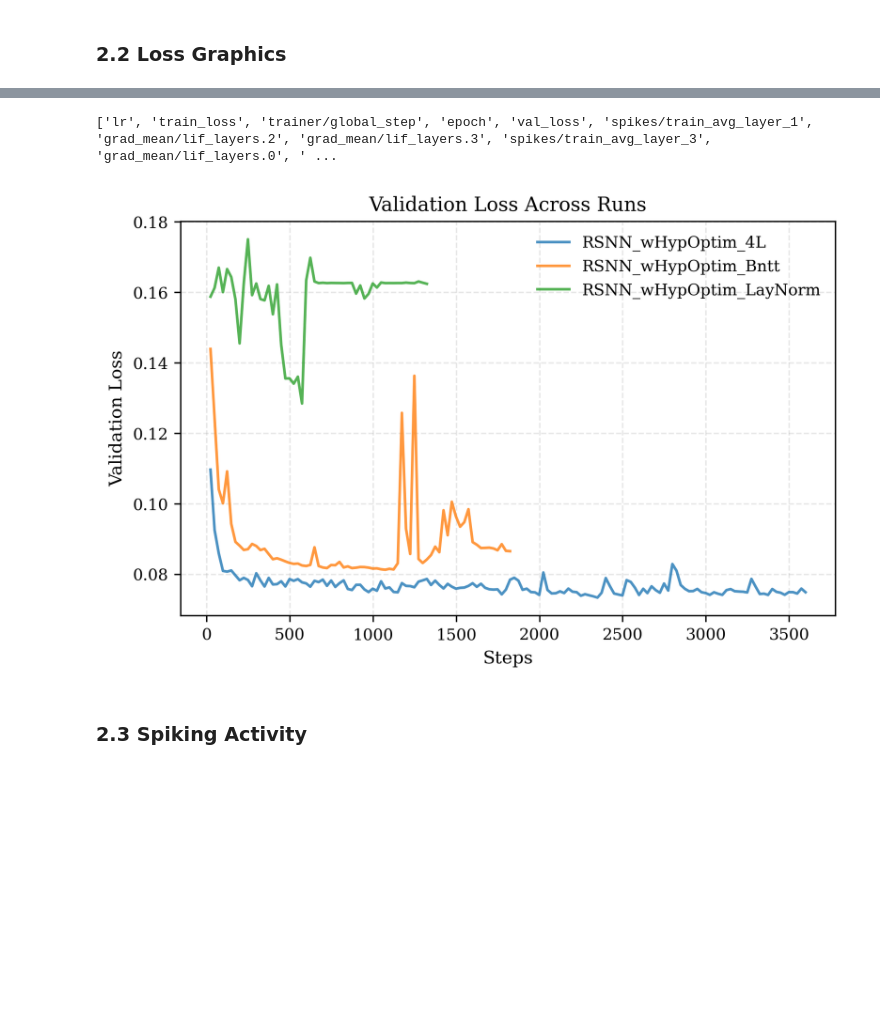
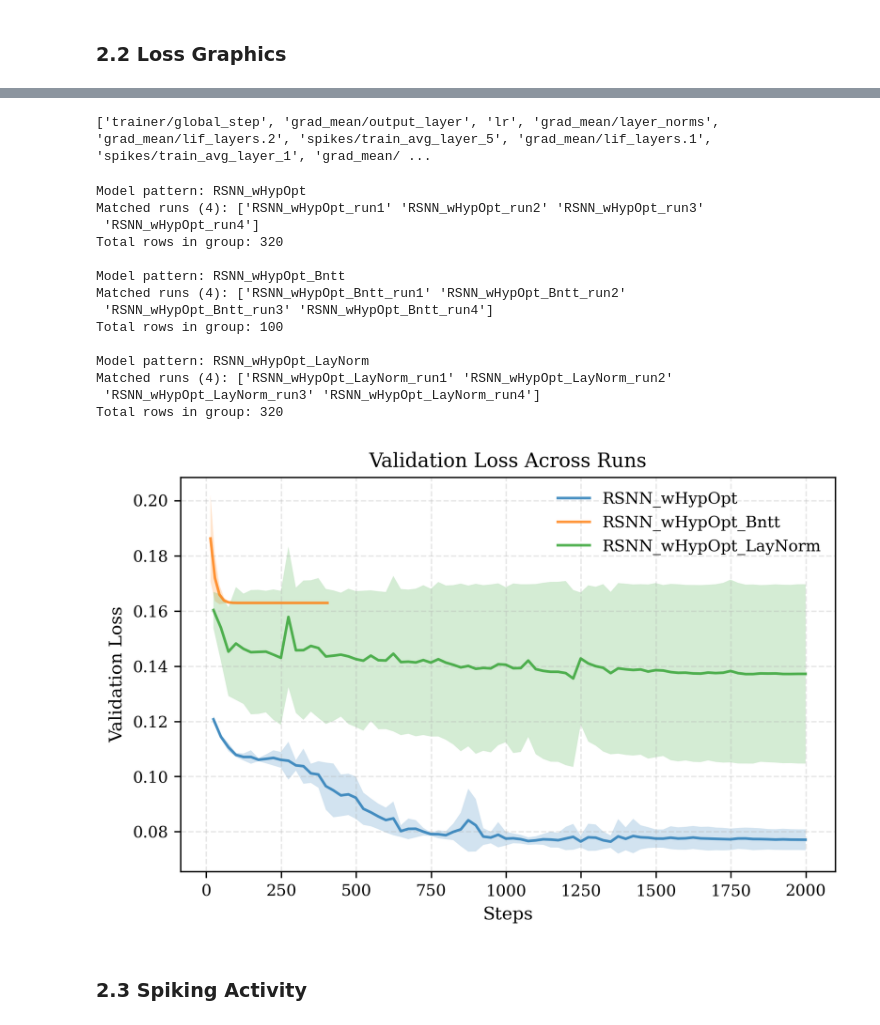
Before and after one commit to LuposX/SpikeSynth, a Jupyter notebook: utils/generate_graphics.ipynb, the cells around one changed output, grey strips where cells are left out. Drawn from its saved outputs; the diff is of its cells as text; code cells hidden in the pictures; blank space fills up the shorter version.

```diff
--- a/utils/generate_graphics.ipynb
+++ b/utils/generate_graphics.ipynb
@@ -123,7 +122,7 @@ True
 api = wandb.Api()
 
 # Replace with your W&B entity/project
-runs = api.runs("lupos/Spike-Synth-Surrogate")
+runs = api.runs("lupos/surrogate-confidence")
 # %%
 # Collect metrics from each run
 data = []
@@ -144,7 +143,7 @@ metric_cols = [
 ]
 print(metric_cols)
 # %% [output]
-['lr', 'train_loss', 'trainer/global_step', 'epoch', 'val_loss', 'spikes/train_avg_layer_1', 'grad_mean/lif_layers.2', 'grad_mean/lif_layers.3', 'spikes/train_avg_layer_3', 'grad_mean/lif_layers.0', ' ...
+['trainer/global_step', 'grad_mean/output_layer', 'lr', 'grad_mean/layer_norms', 'grad_mean/lif_layers.2', 'spikes/train_avg_layer_5', 'grad_mean/lif_layers.1', 'spikes/train_avg_layer_1', 'grad_mean/ ...
 # %%
 # Paper-friendly styling
 plt.rcParams.update({
@@ -164,8 +163,8 @@ import matplotlib.pyplot as plt
 include = ["GPT_Femto", "GPT_Nano", "RSNN_wHypOptim_4L"]
 include = ["RSNN_wHypOptim_4L", "RSNN_wHypOptim_6L", "RSNN_wHypOptim_8L", "RSNN_wHypOptim_10L"]
 include = ["RSNN_wHypOptim_4L", "RSNN_wHypOptim_Skip2", "RSNN_wHypOptim_Skip3", "RSNN_wHypOptim_Skip4"]
-include = ["RSNN_wHypOptim_4L", "RSNN_wHypOptim_Bntt", "RSNN_wHypOptim_LayNorm"]
-
+include = ["RSNN_wHypOpt", "RSNN_wHypOpt_Bntt", "RSNN_wHypOpt_LayNorm"]
+# include = ["SLSTM_4L", "SLSTM_8L"]
 
 window = 1  # smoothing window, bigger smoother
 
@@ -173,7 +172,13 @@ fig, ax = plt.subplots(figsize=(6, 4))
 
 for model_name in include:
     # select all runs with this model name, checks if multiple exist when trained with seed
-    group = df[df["run_name"].str.startswith(model_name)].dropna(subset=["trainer/global_step", "val_loss"])
+    group = df[df["run_name"].str.startswith(model_name + "_run")].dropna(subset=["trainer/global_step", "val_loss"])
+
+    # Print summary of matched runs
+    matched_runs = group["run_name"].unique()
+    print(f"\nModel pattern: {model_name}")
+    print(f"Matched runs ({len(matched_runs)}): {matched_runs}")
+    print(f"Total rows in group: {len(group)}")
 
     if len(group) == 0:
         continue
@@ -181,34 +186,50 @@ for model_name in include:
     # Compute mean and std at each step
     stats = group.groupby("trainer/global_step")["val_loss"].agg(["mean", "std"])
 
     # Optional smoothing
     stats["mean"] = stats["mean"].rolling(window, min_periods=1).mean()
 
     # Plot mean line
     ax.plot(stats.index, stats["mean"], label=model_name, alpha=0.8)
 
     # Shaded ±1 std
     ax.fill_between(stats.index,
                     stats["mean"] - stats["std"],
                     stats["mean"] + stats["std"],
                     alpha=0.2)
 
 # Labels, title, grid, legend
+#ax.set_yscale("log")
 ax.set_xlabel("Steps")
 ax.set_ylabel("Validation Loss")
 ax.set_title("Validation Loss Across Runs")
 ax.grid(True, linestyle="--", alpha=0.3)
 ax.legend(frameon=False)
 
 plt.tight_layout()
 
 # Save the figure
 # fig.savefig("fully_trained_val_loss.png", bbox_inches="tight")
+#fig.savefig("comparsion_normalization.png", bbox_inches="tight")
 fig.savefig("comparsion_normalization.png", bbox_inches="tight")
 
 plt.show()
 # %% [output]
+Model pattern: RSNN_wHypOpt
+Matched runs (4): ['RSNN_wHypOpt_run1' 'RSNN_wHypOpt_run2' 'RSNN_wHypOpt_run3'
+ 'RSNN_wHypOpt_run4']
+Total rows in group: 320
+
+Model pattern: RSNN_wHypOpt_Bntt
+Matched runs (4): ['RSNN_wHypOpt_Bntt_run1' 'RSNN_wHypOpt_Bntt_run2'
+ 'RSNN_wHypOpt_Bntt_run3' 'RSNN_wHypOpt_Bntt_run4']
+Total rows in group: 100
+
+Model pattern: RSNN_wHypOpt_LayNorm
+Matched runs (4): ['RSNN_wHypOpt_LayNorm_run1' 'RSNN_wHypOpt_LayNorm_run2'
+ 'RSNN_wHypOpt_LayNorm_run3' 'RSNN_wHypOpt_LayNorm_run4']
+Total rows in group: 320
-[figure, old version]
+[figure, new version]
 # %% [markdown]
 ### 2.3 Spiking Activity
 # %%
```
Also changed, not shown: parts of 5 cells of this notebook, 11 other files.
